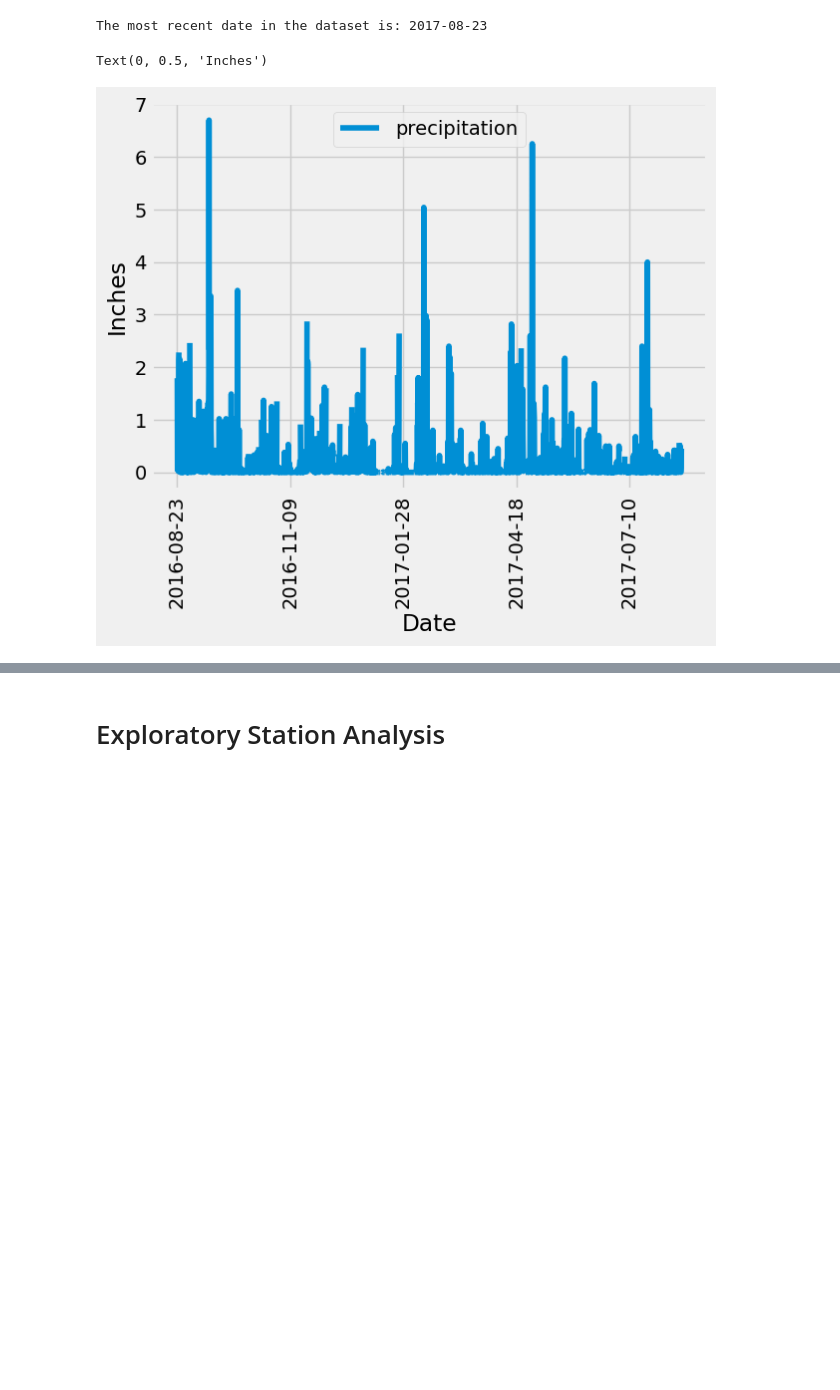
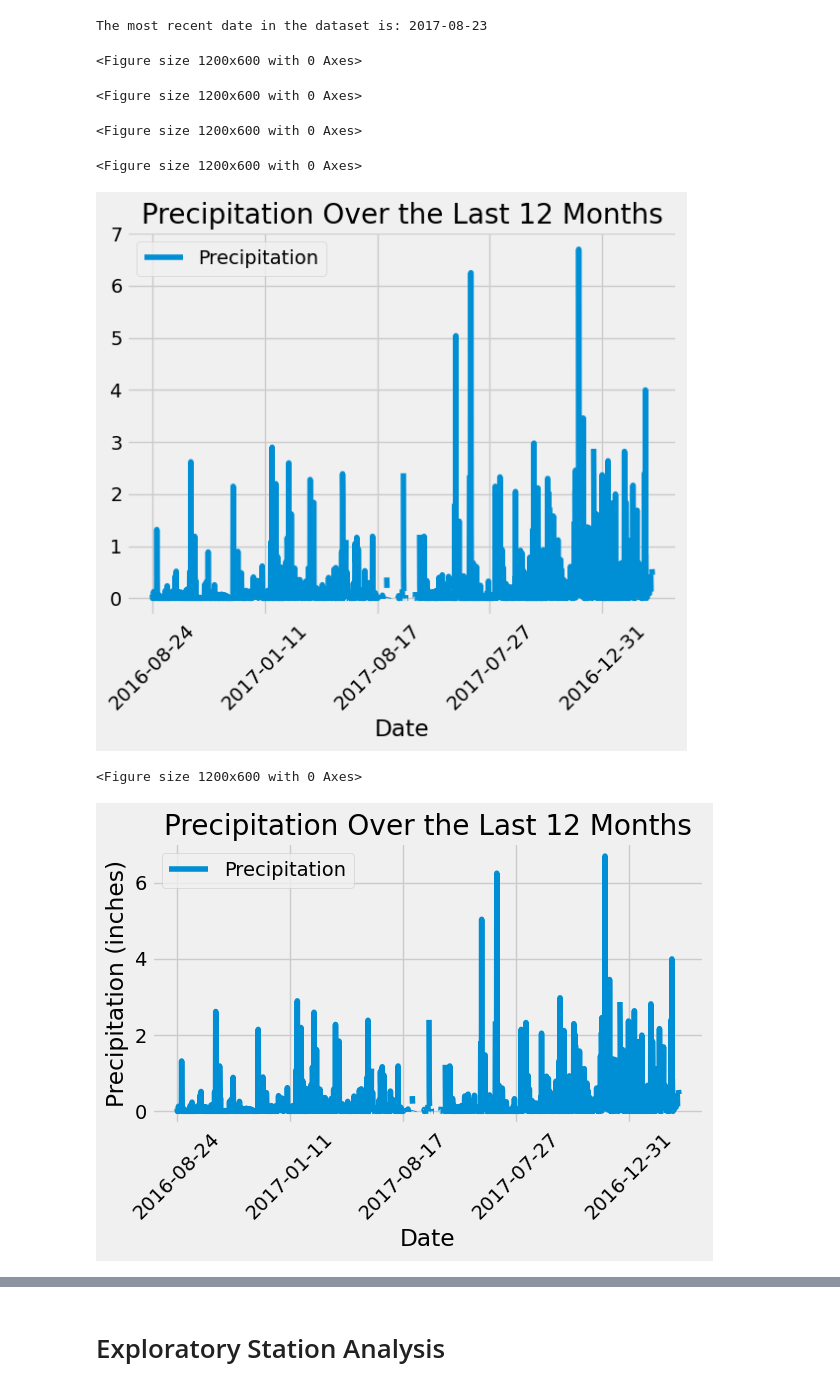
Before and after one commit to KP-Priest/sqlalchemy-challenge, a Jupyter notebook: Robins_Nest/climate_starter.ipynb, the cells around one changed output, grey strips where cells are left out. Cells and saved outputs as stored; diff of their text form; code cells hidden in the pictures; blank space fills up the shorter version.

```diff
--- a/Robins_Nest/climate_starter.ipynb
+++ b/Robins_Nest/climate_starter.ipynb
@@ -47,22 +47,39 @@ The most recent date in the dataset is: 2017-08-23
 # %%
 # Design a query to retrieve the last 12 months of precipitation data and plot the results.
 # Starting from the most recent data point in the database.
 
 # Calculate the date one year from the last date in data set.
+one_year_ago = dt.datetime.strptime(most_recent_date, '%Y-%m-%d') - dt.timedelta(days=365)
 
 
 # Perform a query to retrieve the data and precipitation scores
-
+results = session.query(Measurement.date, Measurement.prcp).\
+    filter(Measurement.date >= one_year_ago).\
+    filter(Measurement.date <= most_recent_date).all()
 
 # Save the query results as a Pandas DataFrame. Explicitly set the column names
+precipitation_df = pd.DataFrame(results, columns=['Date', 'Precipitation'])
 
 
 # Sort the dataframe by date
+precipitation_df.sort_values('Date')
 
 
 # Use Pandas Plotting with Matplotlib to plot the data
+plt.figure(figsize=(12, 6))
+precipitation_df.plot(x='Date', y='Precipitation', rot=45)
+plt.title('Precipitation Over the Last 12 Months')
+plt.xlabel('Date')
+plt.ylabel('Precipitation (inches)')
+plt.tight_layout()
+plt.show()
 # %% [output]
-Text(0, 0.5, 'Inches')
+<Figure size 1200x600 with 0 Axes>
+<Figure size 1200x600 with 0 Axes>
+<Figure size 1200x600 with 0 Axes>
+<Figure size 1200x600 with 0 Axes>
-[figure, old version]
+[figure, new version]
+<Figure size 1200x600 with 0 Axes>
+[figure, added]
 # %%
 # Use Pandas to calculate the summary statistics for the precipitation data
```
Also changed, not shown: parts of 7 cells of this notebook.
